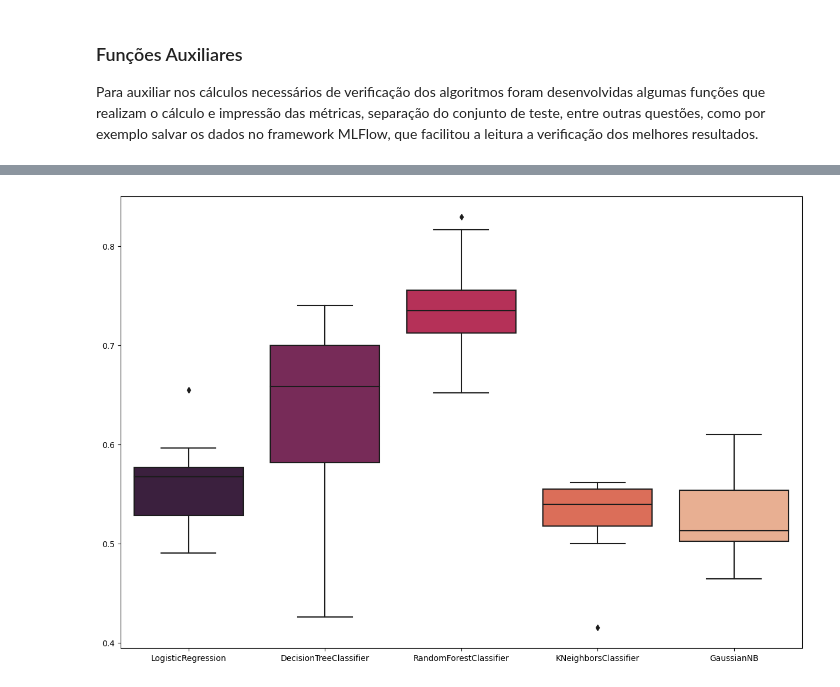
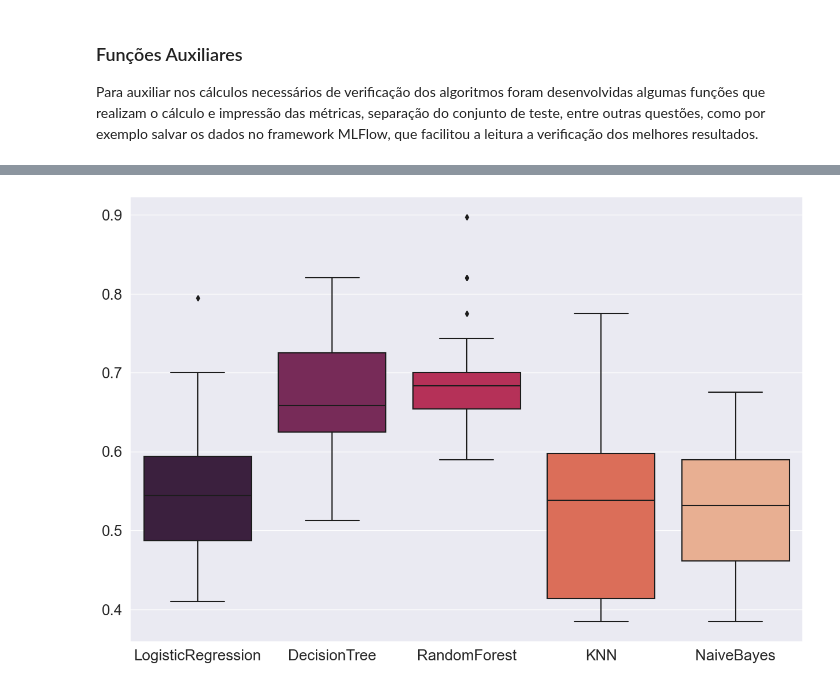
Before and after one commit to stardotwav/Dota2Predictor, a Jupyter notebook: análise de modelos/personagenstaxavitoriamedalha.ipynb, the cells around one changed output, grey strips where cells are left out. Cells and saved outputs as stored; diff of their text form; code cells hidden in the pictures.

Commit message:
🟢 Análise Final de Dados de Modelos

```diff
--- a/análise de modelos/personagenstaxavitoriamedalha.ipynb
+++ b/análise de modelos/personagenstaxavitoriamedalha.ipynb
@@ -12,7 +12,7 @@ import warnings
 warnings.filterwarnings('ignore')
 
 # leitura e transformação do arquivo em dataframe
-dados = pd.read_csv('dadospartidaspro.csv')
+dados = pd.read_csv('dadosmedalhataxavitoria.csv')
 dados = dados.drop_duplicates()
 
 dados = dados.drop(columns=['Unnamed: 0', 'id'])
@@ -108,14 +107,17 @@ def gerarModelo(xTrain, xTest, yTrain, yTest, modelo):
 from sklearn.model_selection import cross_val_score
 
 # grafico que gera comparação entre diversos algoritmos
-def graficoComparacao(algoritmos, x, y):
+def graficoComparacao(algoritmos, nomes, x, y):
     scores = {}
+    cont = 0
     for i in algoritmos:
-        scores[type(i).__name__] = cross_val_score(i, x, y, cv=10, scoring='precision')
+        scores[nomes[cont]] = cross_val_score(i, x, y, cv=30)
+        cont += 1
 
     scores = pd.DataFrame.from_dict(scores)
     plt.figure(figsize = (15,10))
-    sns.boxplot(data = scores, palette='rocket')
+    sns.set(font_scale=1.7)
+    sns.boxplot(data=scores, palette='rocket')
 # %%
 # gerando base de dados
 xTrain, xTest, yTrain, yTest = separacaoModelo(dados, 'winner')
@@ -159,7 +127,8 @@ for algoritmo in algoritmos:
 # %%
 algoritmos = [LogisticRegression(), DecisionTreeClassifier(), RandomForestClassifier(), KNeighborsClassifier(), GaussianNB()]
+nomes = ['LogisticRegression', 'DecisionTree', 'RandomForest', 'KNN', 'NaiveBayes']
 
 # gerando graficos de comparacao, usando do treino e do teste
-graficoComparacao(algoritmos, xTrain, yTrain)
+graficoComparacao(algoritmos, nomes, xTrain, yTrain)
 # %% [output]
-[figure, old version]
+[figure, new version]
```
Also changed, not shown: parts of 40 cells of this notebook, 6 other files.
